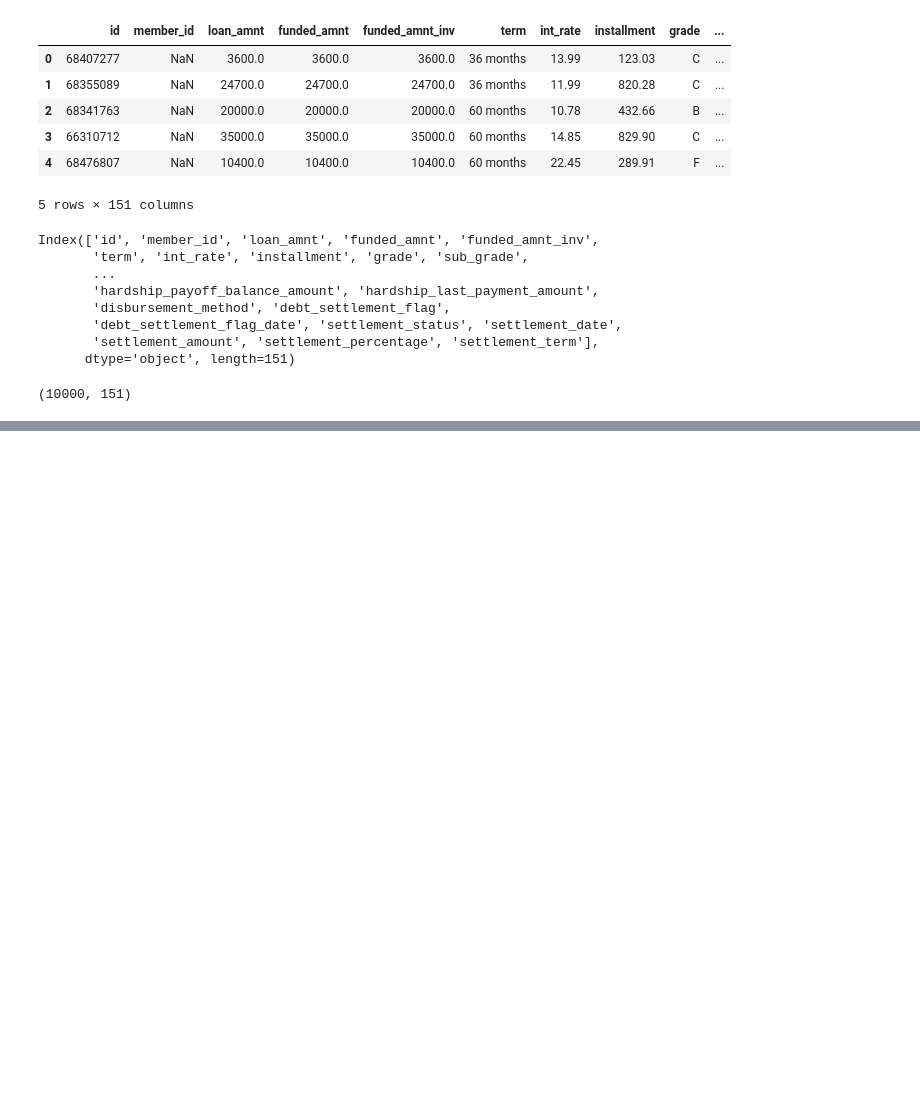
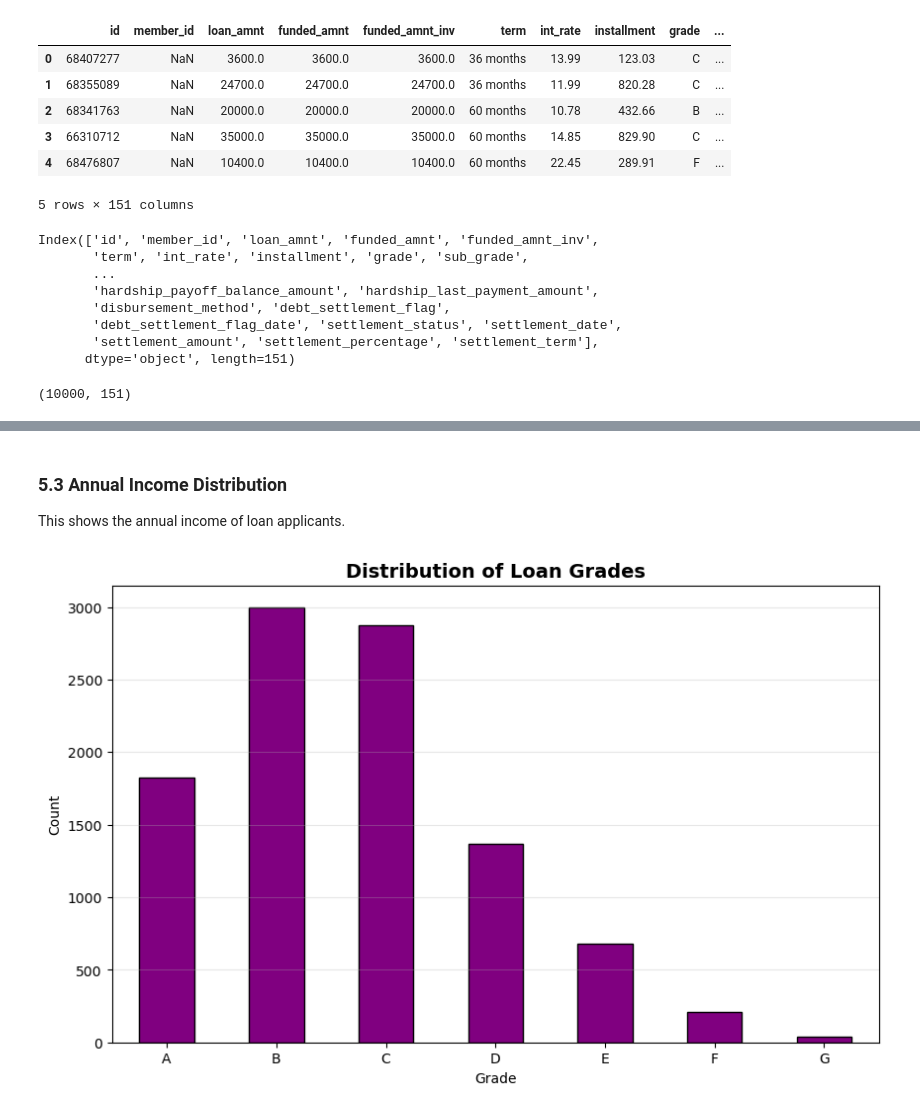
Before and after one commit to Jose-Barasa1/loan-default, a Jupyter notebook: index.ipynb, the cells around one changed output, grey strips where cells are left out. Saved outputs shown, nothing was run; the diff lists cells and outputs as text; code cells hidden in the pictures; blank space fills up the shorter version.

```diff
--- a/index.ipynb
+++ b/index.ipynb
@@ -86,0 +159,17 @@ tb.shape
+# %% [markdown]
+### 5.3 Annual Income Distribution
+
+This shows the annual income of loan applicants.
+# %%
+# 4. Loan Grade Distribution
+if 'grade' in tb.columns:
+    plt.figure(figsize=(10, 6))
+    tb['grade'].value_counts().sort_index().plot(kind='bar', color='purple', edgecolor='black')
+    plt.title('Distribution of Loan Grades', fontsize=14, fontweight='bold')
+    plt.xlabel('Grade')
+    plt.ylabel('Count')
+    plt.xticks(rotation=0)
+    plt.grid(axis='y', alpha=0.3)
+    plt.show()
+# %% [output]
+[figure, added]
```
Also changed, not shown: parts of 12 cells of this notebook.
